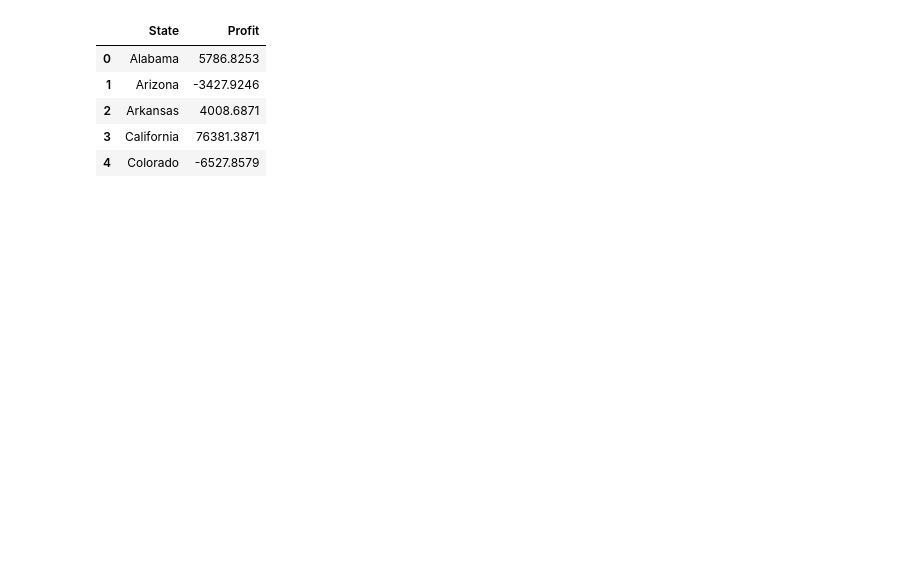
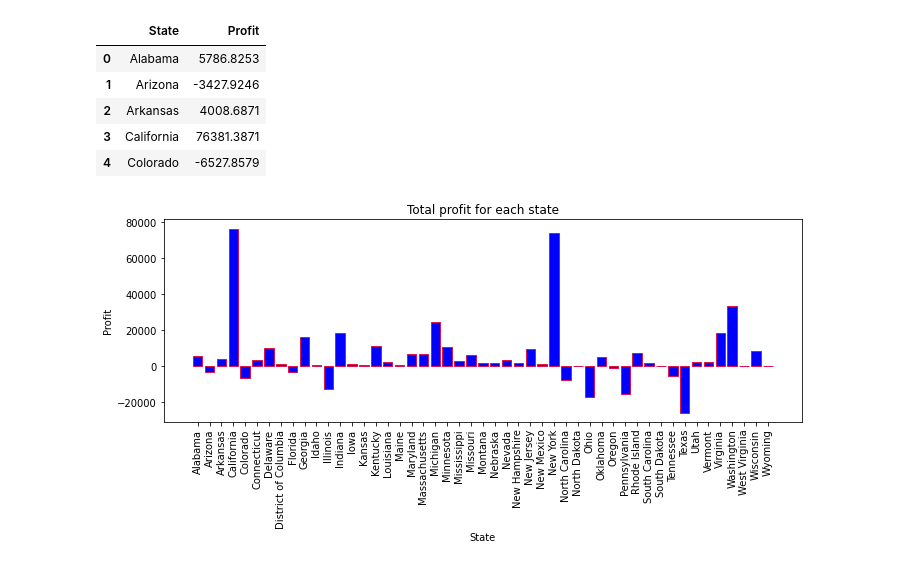
Before and after one commit to nidhivanjare/Exploratory_Data_Analysis, a Jupyter notebook: Data Science - Task3 - Exploratory Data Analysis - Retail/Exploratory_Data_Analysis_Retail_Store.ipynb, the cells around one changed output. Saved outputs shown, nothing was run; the diff lists cells and outputs as text; code cells hidden in the pictures; blank space fills up the shorter version.

```diff
--- a/Data Science - Task3 - Exploratory Data Analysis - Retail/Exploratory_Data_Analysis_Retail_Store.ipynb
+++ b/Data Science - Task3 - Exploratory Data Analysis - Retail/Exploratory_Data_Analysis_Retail_Store.ipynb
@@ -20,8 +20,9 @@ Successfully installed mplcursors-0.4
 # %%
 import pandas as pd
 import matplotlib
+import matplotlib as mpl
 import matplotlib.pyplot as plt
 import mplcursors
-matplotlib.use('nbAgg' , warn = False , force = True)
-plt.rcParams.update({'figure.max_open_warning': 0})
+# matplotlib.use('nbAgg' , warn = False , force = True)
+# plt.rcParams.update({'figure.max_open_warning': 0})
 import seaborn as sns
@@ -151,3 +139,13 @@ prof_database.head()
 | 2 | Arkansas | 4008.6871 |
 | 3 | California | 76381.3871 |
 | 4 | Colorado | -6527.8579 |
+# %%
+figure , axes = plt.subplots(figsize=(10,5))
+axes.bar(prof_database['State'] , prof_database['Profit'],color ='#0000ff' , edgecolor='#de124c' )
+axes.set_title(label = "Total profit for each state" , loc='center' , pad=None)
+plt.xlabel('State', axes=axes)
+plt.ylabel('Profit' , axes=axes)
+axes.set_xticklabels(prof_database['State'],rotation=90)
+plt.tight_layout()
+# %% [output]
+[figure, added]
```
Also changed, not shown: parts of 14 cells of this notebook.
